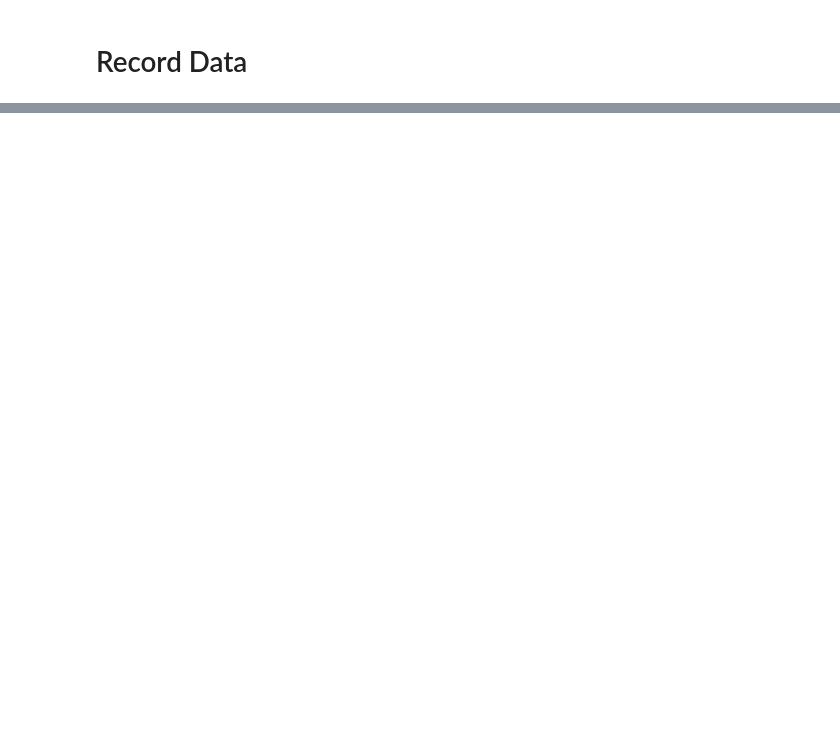
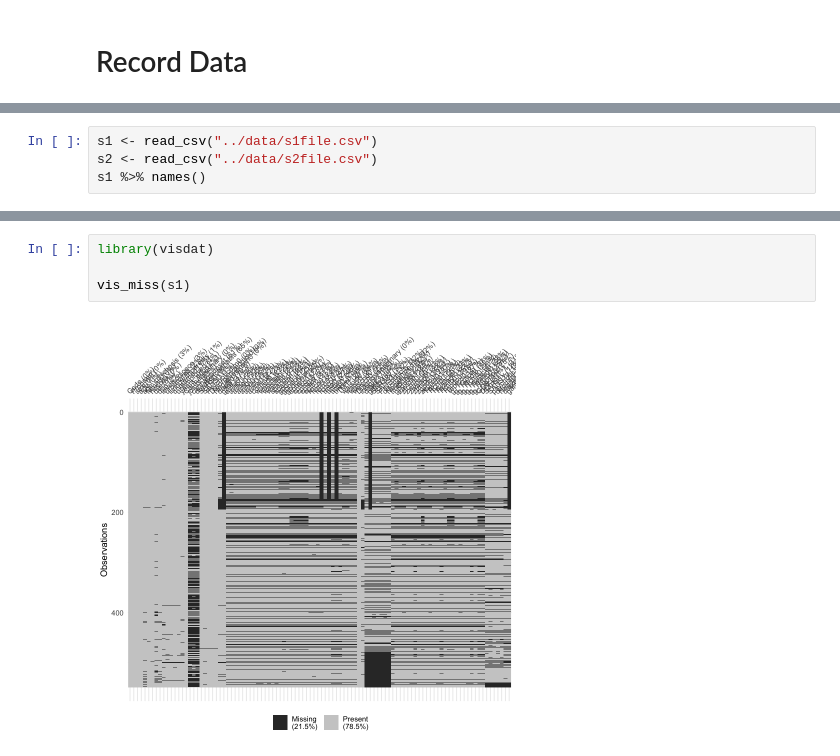
Before and after one commit to anly501/dsan-5000-project-mfgeary, a Jupyter notebook: dsan-website/5000-website/data-cleaning/data-cleaning.ipynb, the cells around one changed output, grey strips where cells are left out. Drawn from its saved outputs; the diff is of its cells as text; blank space fills up the shorter version.

```diff
--- a/dsan-website/5000-website/data-cleaning/data-cleaning.ipynb
+++ b/dsan-website/5000-website/data-cleaning/data-cleaning.ipynb
@@ -187,0 +215,4 @@ Now we have our text data from Wikipedia in a data frame with labels representin
+# %%
+s1 <- read_csv("../data/s1file.csv")
+s2 <- read_csv("../data/s2file.csv")
+s1 %>% names()
@@ -187,0 +260,6 @@ Now we have our text data from Wikipedia in a data frame with labels representin
+# %%
+library(visdat)
+
+vis_miss(s1)
+# %% [output]
+[figure, added]
```
Also changed, not shown: parts of 50 cells of this notebook, 36 other files.
